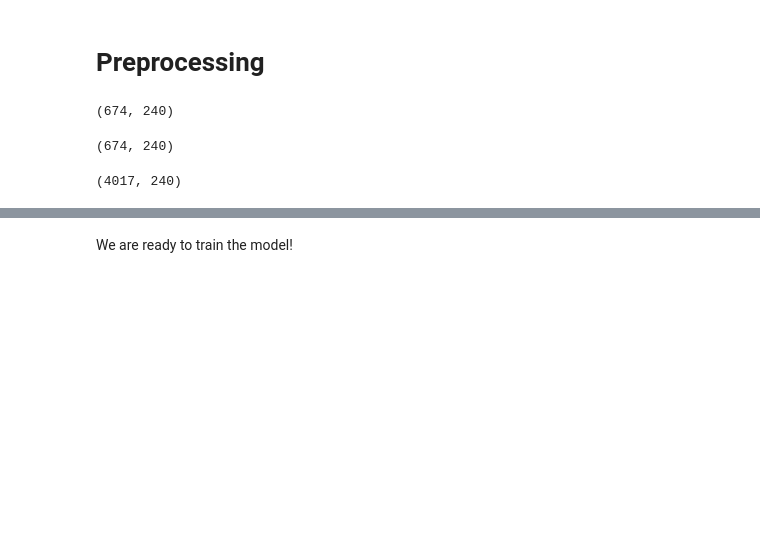
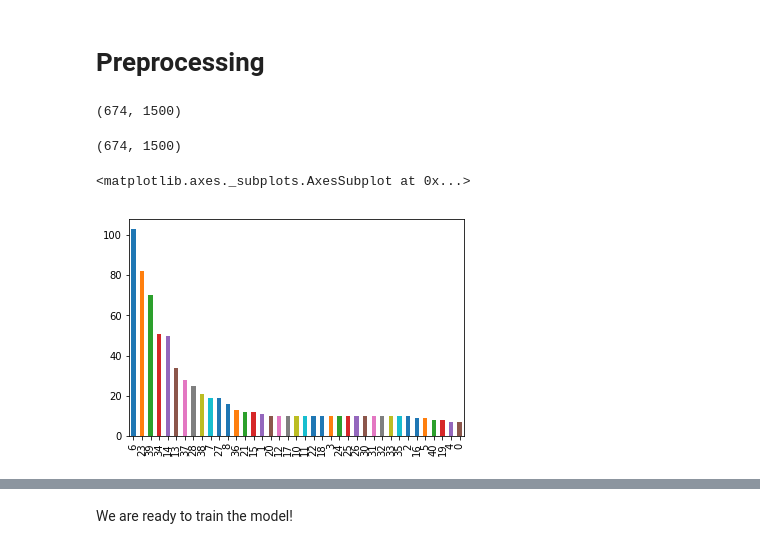
Before and after one commit to teijag/legal_text_classification, a Jupyter notebook: legal area classification.ipynb, the cells around one changed output, grey strips where cells are left out. Drawn from its saved outputs; the diff is of its cells as text; code cells hidden in the pictures; blank space fills up the shorter version.

```diff
--- a/legal area classification.ipynb
+++ b/legal area classification.ipynb
@@ -158,11 +157,11 @@ X_train, X_test, y_train, y_test = train_test_split(X,y)
 from sklearn.feature_extraction.text import CountVectorizer
 from sklearn.feature_extraction import text
 
-count_vect = CountVectorizer(ngram_range=(1,2),max_features = 240,max_df = 0.8,stop_words = 'english')
+count_vect = CountVectorizer(ngram_range=(1,2),max_features = 1500, max_df = 0.5,stop_words = 'english')
 X_train_counts = count_vect.fit_transform(X_train)
 X_train_counts.shape
 # %% [output]
-(674, 240)
+(674, 1500)
 # %%
 # tf transform
 from sklearn.feature_extraction.text import TfidfTransformer
@@ -170,4 +169,4 @@ tfidf_transformer = TfidfTransformer(sublinear_tf = True)
 X_train_tfidf = tfidf_transformer.fit_transform(X_train_counts)
 X_train_tfidf.shape
 # %% [output]
-(674, 240)
+(674, 1500)
@@ -174,9 +177,11 @@ X_train_tfidf.shape
 # %%
 # Oversample the minority classes
 from imblearn.over_sampling import RandomOverSampler
 
-ros = RandomOverSampler(random_state = 0,sampling_strategy="auto")
+ros = RandomOverSampler(random_state = 0,sampling_strategy=min_dict)
 X_train_resampled, y_train_resampled = ros.fit_resample(X_train_tfidf, y_train)
 X_train_resampled.shape
+pd.Series(y_train_resampled).value_counts().plot.bar()
 # %% [output]
-(4017, 240)
+<matplotlib.axes._subplots.AxesSubplot at 0x...>
+[figure, added]
```
Also changed, not shown: parts of 17 cells of this notebook, 1 other file.
